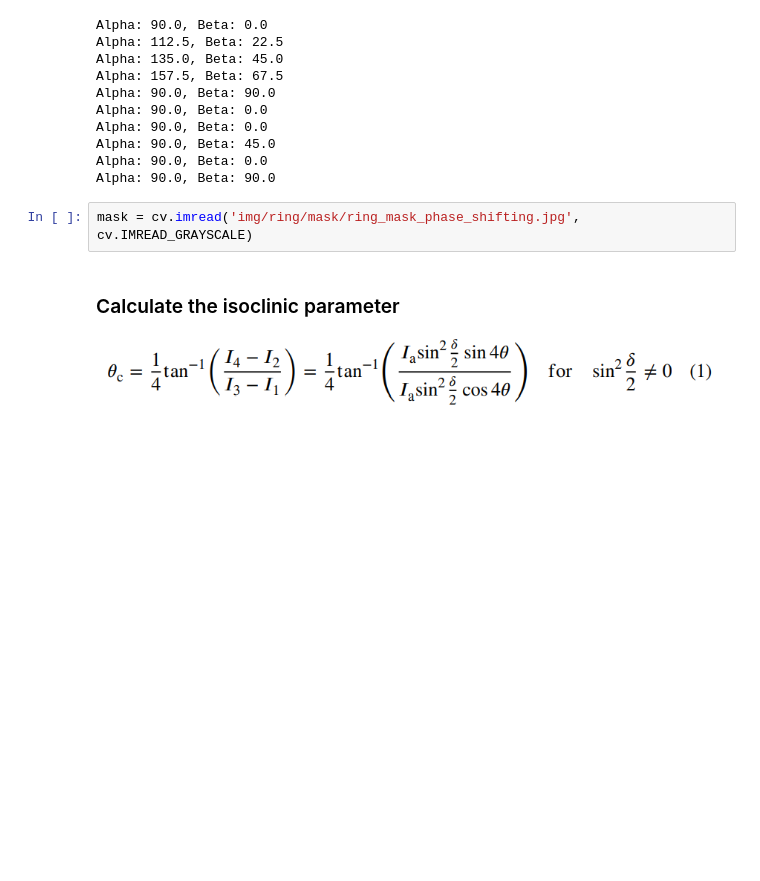
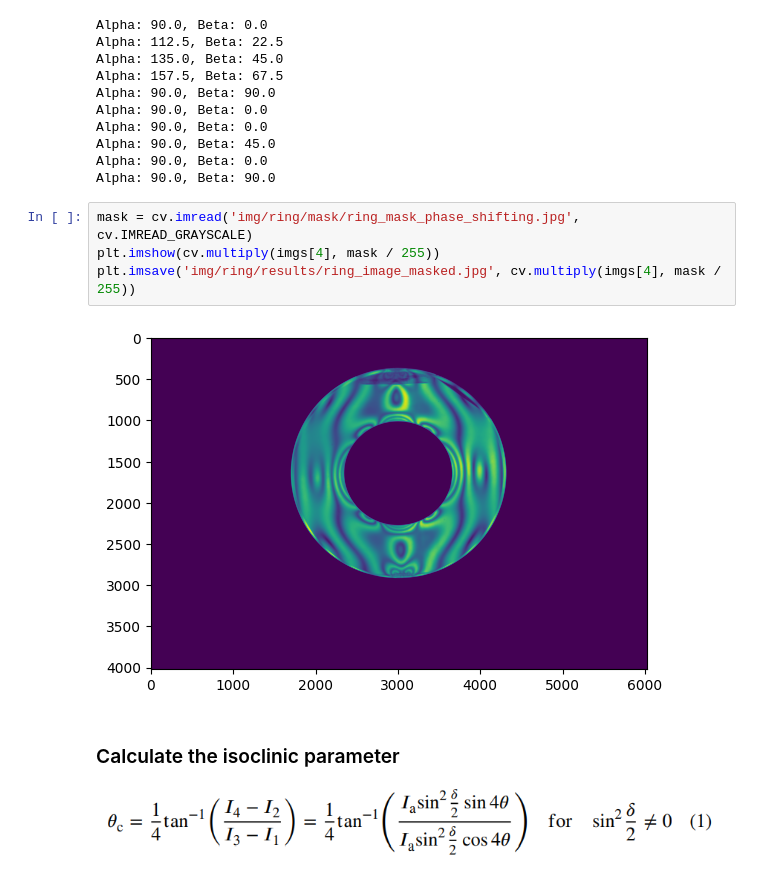
Before and after one commit to fs-bullard/photoelasticity, a Jupyter notebook: ten-step-phase_unwrap_ring.ipynb, the cells around one changed output. Saved outputs shown, nothing was run; the diff lists cells and outputs as text; blank space fills up the shorter version.

```diff
--- a/ten-step-phase_unwrap_ring.ipynb
+++ b/ten-step-phase_unwrap_ring.ipynb
@@ -71,6 +71,10 @@ Alpha: 90.0, Beta: 0.0
 Alpha: 90.0, Beta: 90.0
 # %%
 mask = cv.imread('img/ring/mask/ring_mask_phase_shifting.jpg', cv.IMREAD_GRAYSCALE)
+plt.imshow(cv.multiply(imgs[4], mask / 255))
+plt.imsave('img/ring/results/ring_image_masked.jpg', cv.multiply(imgs[4], mask / 255))
+# %% [output]
+[figure, added]
 # %% [markdown]
 ### Calculate the isoclinic parameter
 ![image.png](attachment:image.png)
```
Also changed, not shown: parts of 3 cells of this notebook, 41 other files.
